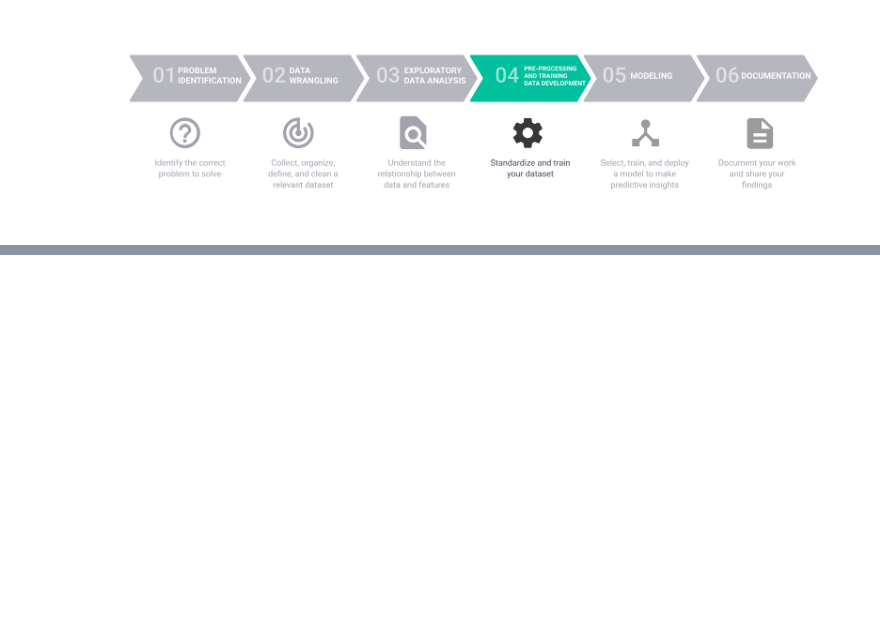
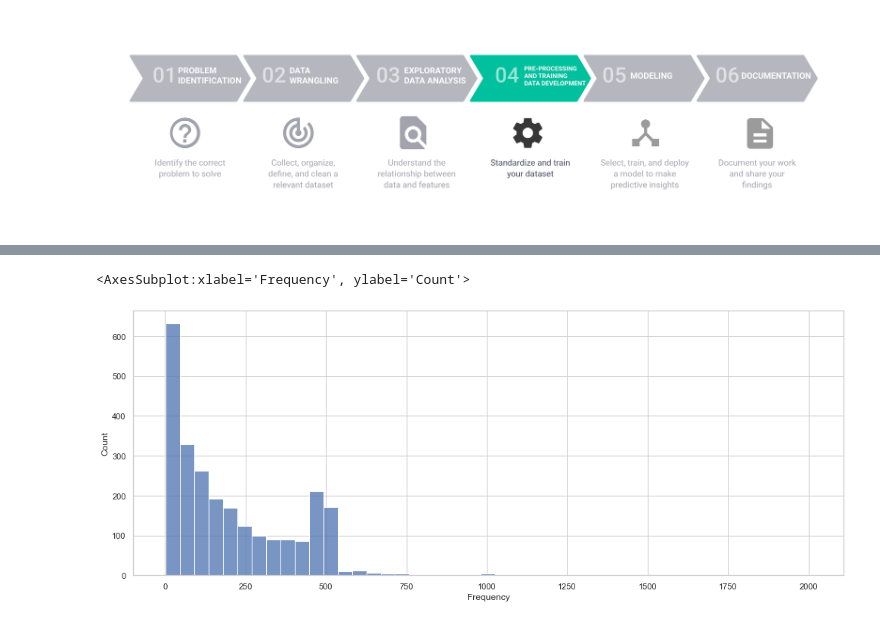
Before and after one commit to Razvanepe/Iowa_spirits_sales, a Jupyter notebook: notebooks/3. Pre-Processing.ipynb, the cells around one changed output, grey strips where cells are left out. Saved outputs shown, nothing was run; the diff lists cells and outputs as text; code cells hidden in the pictures; blank space fills up the shorter version.

```diff
--- a/notebooks/3. Pre-Processing.ipynb
+++ b/notebooks/3. Pre-Processing.ipynb
@@ -54,0 +510,5 @@ from sklearn.metrics import silhouette_samples, silhouette_score
+# %%
+sns.histplot(rfm.Frequency)
+# %% [output]
+<AxesSubplot:xlabel='Frequency', ylabel='Count'>
+[figure, added]
```
Also changed, not shown: parts of 78 cells of this notebook.
